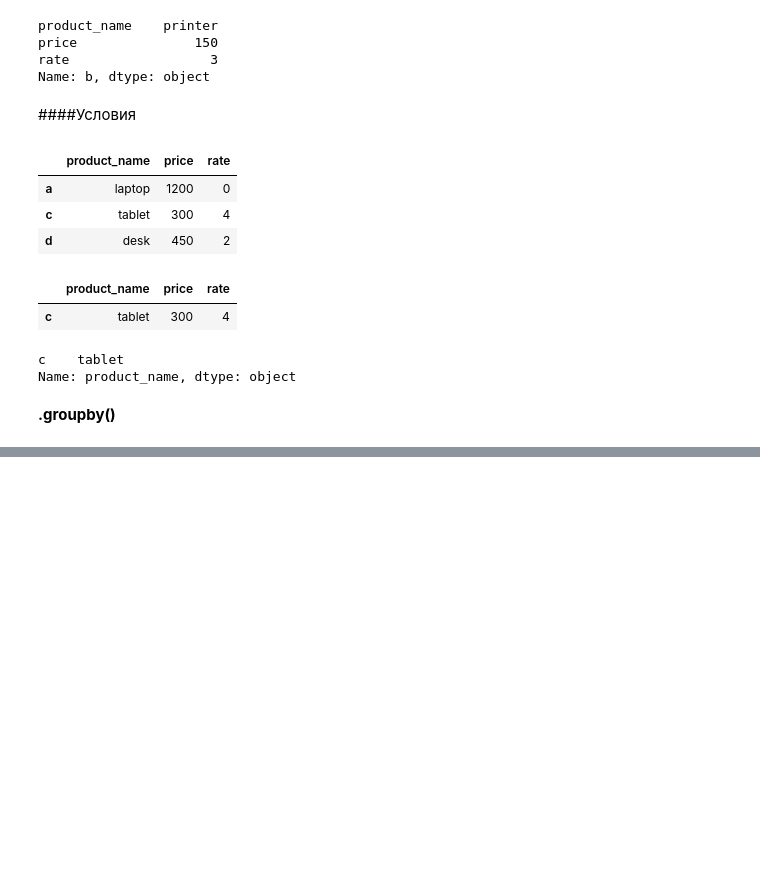
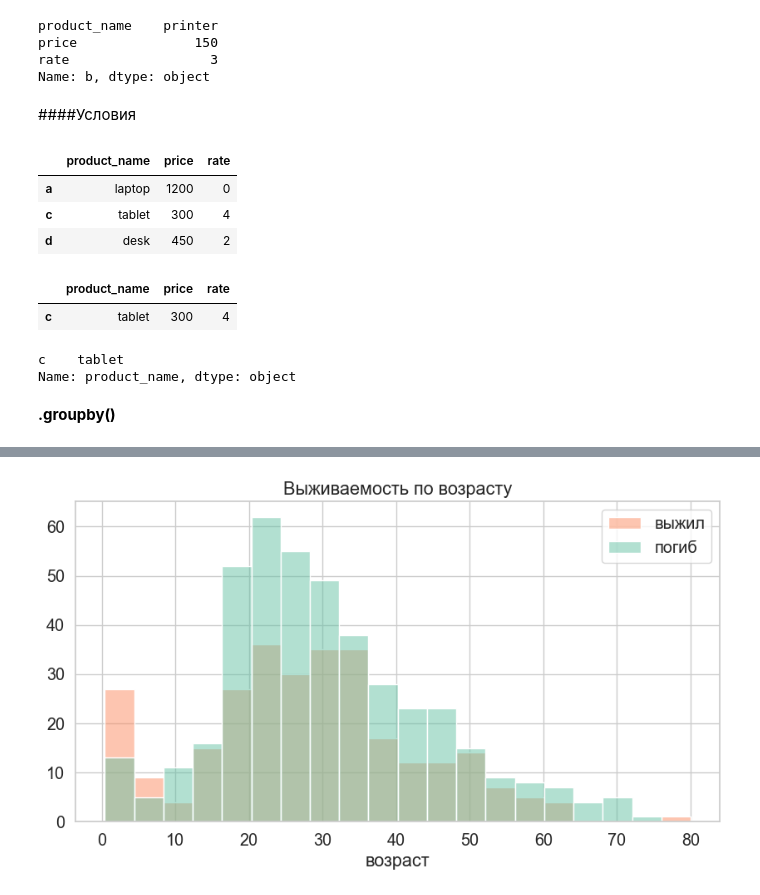
Before and after one commit to voroninip/FBMF_python, a Jupyter notebook: Pandas_collab.ipynb, the cells around one changed output, grey strips where cells are left out. Cells and saved outputs as stored; diff of their text form; code cells hidden in the pictures; blank space fills up the shorter version.

```diff
--- a/Pandas_collab.ipynb
+++ b/Pandas_collab.ipynb
@@ -276,0 +339,3 @@ df.groupby('rate').count()
+# %%
+df = pd.read_csv('train.csv', index_col=0)
+df
@@ -276,0 +369,81 @@ df.groupby('rate').count()
+# %%
+features_columns = ['Pclass', 'Sex', 'Age', 'SibSp', 'Parch', 'Fare']
+target_column = 'Survived'  # Целевой признак
+
+
+def get_features_and_target(data):
+    features = data[features_columns]
+    target = data[target_column]
+    return features, target
+
+df, df_target = get_features_and_target(df)
+# %%
+with sns.axes_style('whitegrid'):
+    plt.figure(figsize=(10, 5))
+    sns.histplot(data=df, x='Age', hue=df_target)
+plt.title('Выживаемость по возрасту')
+plt.xlabel('возраст')
+plt.ylabel('')
+plt.legend(['выжил', 'погиб'])
+plt.show()
+
+with sns.axes_style('whitegrid'):
+    plt.figure(figsize=(3, 5))
+    sns.histplot(data=df, x='Pclass', hue=df_target)
+plt.title('Выживаемость по классу')
+plt.xlabel('класс')
+plt.ylabel('')
+plt.legend(['выжил', 'погиб'])
+plt.show()
+
+with sns.axes_style('whitegrid'):
+    plt.figure(figsize=(4, 5))
+    sns.histplot(data=df, x='Sex', hue=df_target)
+plt.title('Выживаемость по гендеру')
+plt.xlabel('пол')
+plt.ylabel('')
+plt.legend(['выжил', 'погиб'])
+plt.show()
+
+print((pd.crosstab(index=df['Sex'], columns=df_target,
+       rownames=['пол'], colnames=[''], margins=False,
+       normalize='index')).rename(index={'female': 'жен', 'male': 'муж'},
+                                  columns={0: 'доля погибших', 1: 'доля выживших'}))
+
+with sns.axes_style('whitegrid'):
+    plt.figure(figsize=(10, 5))
+    sns.histplot(
+        data=df[df['Sex'] == 'female'], x='Age', hue=df_target)
+plt.title('Выживаемость женщин от возрасту')
+plt.xlabel('возраст')
+plt.ylabel('')
+plt.legend(['выжил', 'погиб'])
+plt.show()
+
+with sns.axes_style('whitegrid'):
+    plt.figure(figsize=(10, 5))
+    sns.histplot(
+        data=df[df['Sex'] == 'male'], x='Age', hue=df_target)
+plt.title('Выживаемость мужчин от возрасту')
+plt.xlabel('возраст')
+plt.ylabel('')
+plt.legend(['выжил', 'погиб'])
+plt.show()
+
+with sns.axes_style('whitegrid'):
+    plt.figure(figsize=(8, 5))
+    sns.histplot(
+        data=df, x=df['SibSp'] + df['Parch'], hue=df_target)
+plt.title('Выживаемость от количества родствеников на борту')
+plt.xlabel('родственников')
+plt.ylabel('')
+plt.legend(['выжил', 'погиб'])
+plt.show()
+
+print((pd.crosstab(index=df['SibSp'] + df['Parch'],
+                   columns=df_target, rownames=['родных у человека'],
+                   colnames=[''], margins=False, margins_name='всего',
+                   normalize='index')).rename(columns={0: 'доля погибших',
+                                                       1: 'доля выживших'}))
+# %% [output]
+[figure, added]
```
Also changed, not shown: parts of 14 cells of this notebook, 1 other file.
